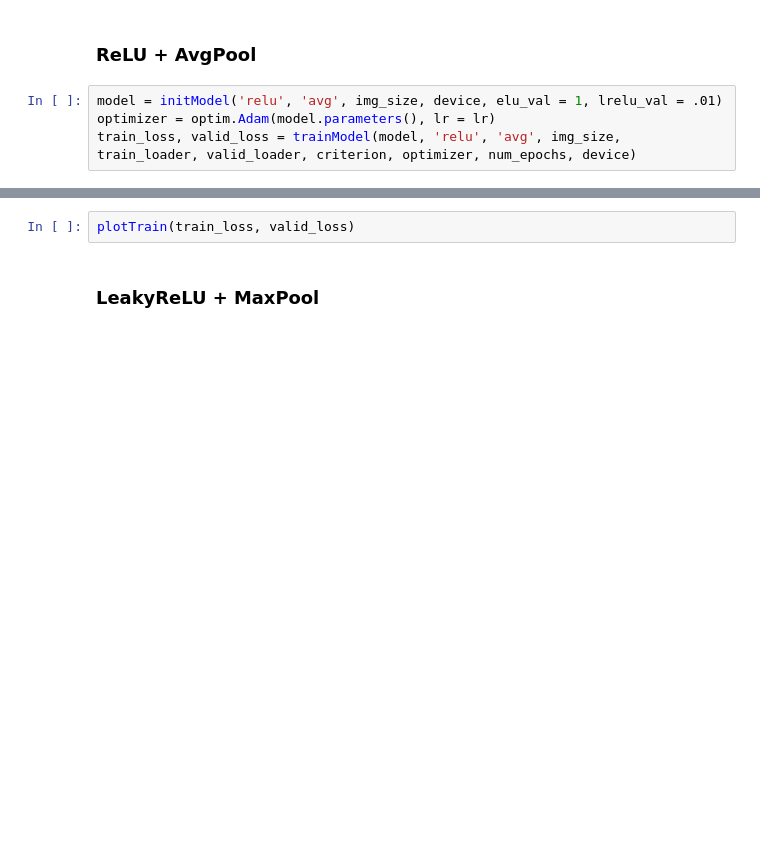
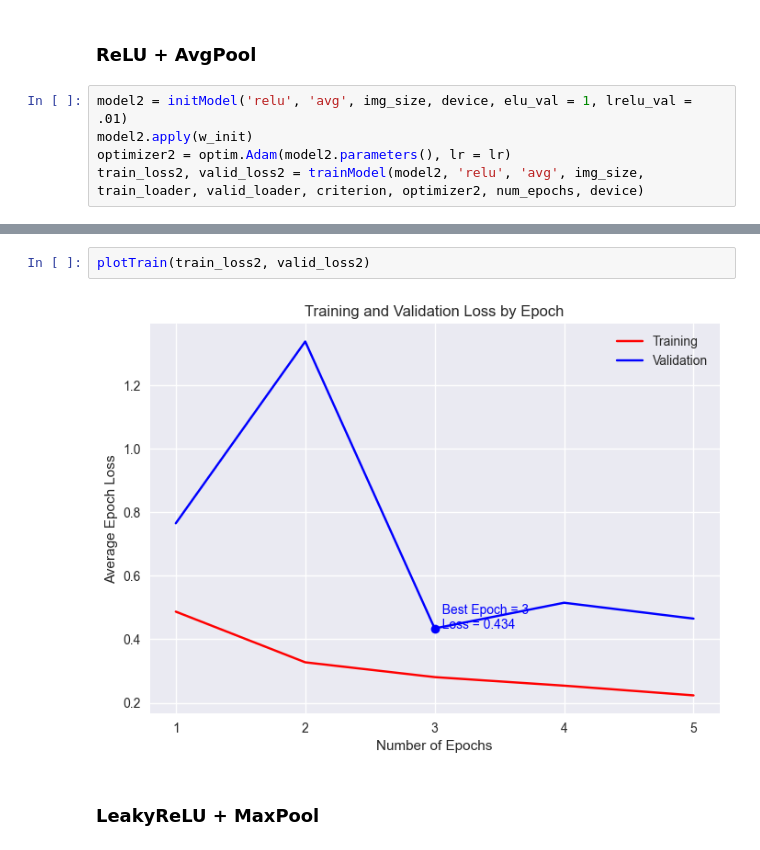
Before and after one commit to garrett-lam/CancerHistopathologyCNN, a Jupyter notebook: lung_colon_CNN.ipynb, the cells around one changed output, grey strips where cells are left out. Drawn from its saved outputs; the diff is of its cells as text; blank space fills up the shorter version.

```diff
--- a/lung_colon_CNN.ipynb
+++ b/lung_colon_CNN.ipynb
@@ -138,6 +130,7 @@ Overall Model Accuracy: 59.1%
 # %% [markdown]
 ### ReLU + AvgPool
 # %%
-model = initModel('relu', 'avg', img_size, device, elu_val = 1, lrelu_val = .01)
-optimizer = optim.Adam(model.parameters(), lr = lr)
-train_loss, valid_loss = trainModel(model, 'relu', 'avg', img_size, train_loader, valid_loader, criterion, optimizer, num_epochs, device)
+model2 = initModel('relu', 'avg', img_size, device, elu_val = 1, lrelu_val = .01)
+model2.apply(w_init)
+optimizer2 = optim.Adam(model2.parameters(), lr = lr)
+train_loss2, valid_loss2 = trainModel(model2, 'relu', 'avg', img_size, train_loader, valid_loader, criterion, optimizer2, num_epochs, device)
@@ -144,5 +155,7 @@ train_loss, valid_loss = trainModel(model, 'relu', 'avg', img_size, train_loader
-# %%
-plotTrain(train_loss, valid_loss)
+# %%
+plotTrain(train_loss2, valid_loss2)
+# %% [output]
+[figure, added]
 # %% [markdown]
 ### LeakyReLU + MaxPool
 # %%
```
Also changed, not shown: parts of 29 cells of this notebook, 2 other files.
